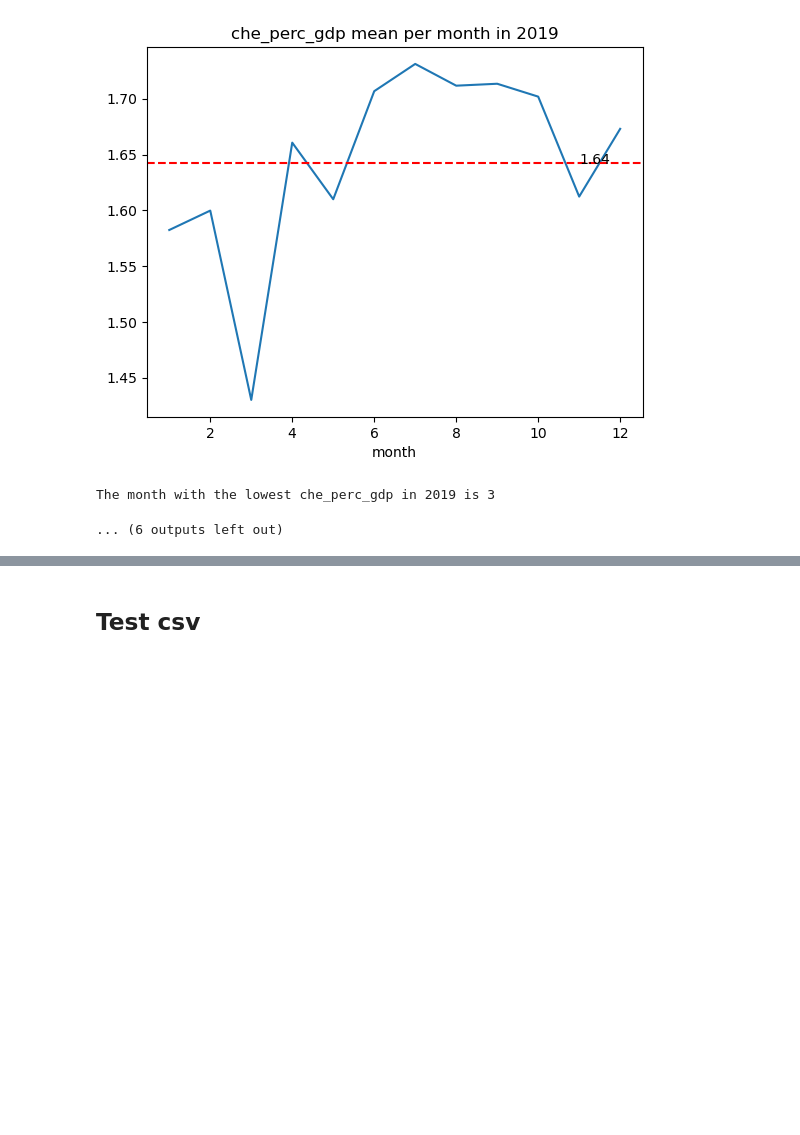
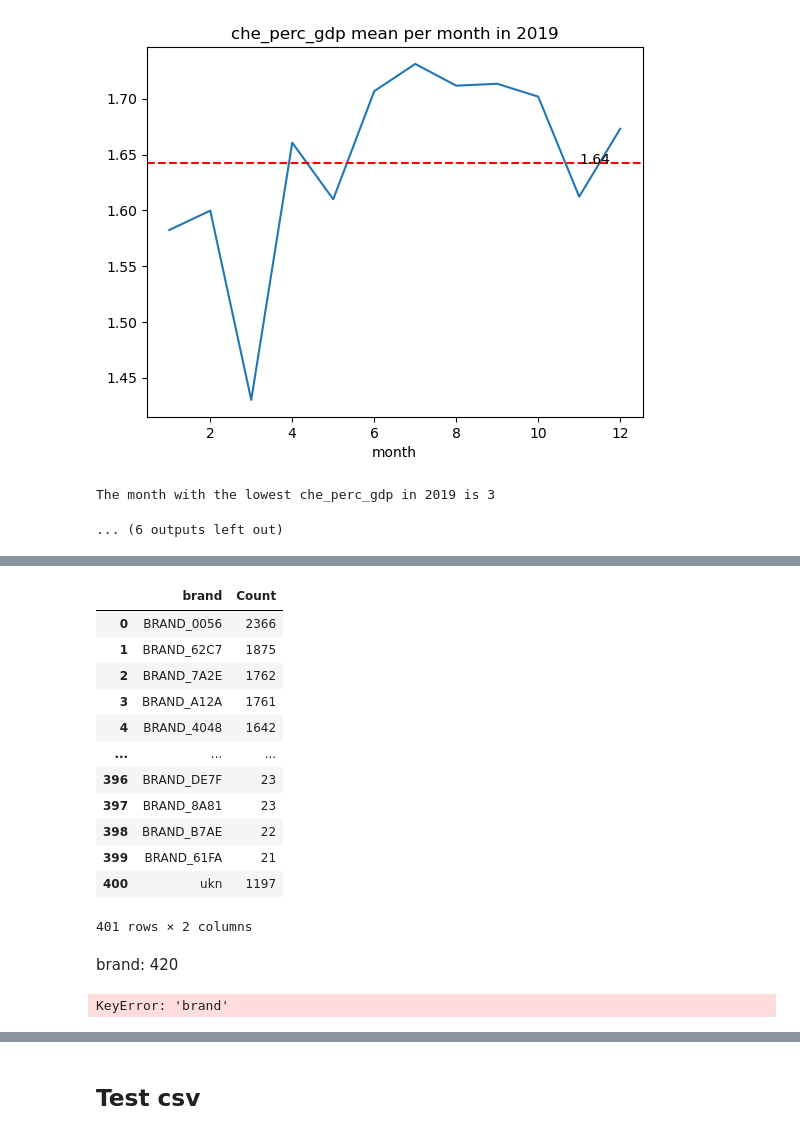
Before and after one commit to Mataas18/Datathon_Team20, a Jupyter notebook: Analysis.ipynb, the cells around one changed output, grey strips where cells are left out. Cells and saved outputs as stored; diff of their text form; code cells hidden in the pictures; blank space fills up the shorter version.

```diff
--- a/Analysis.ipynb
+++ b/Analysis.ipynb
@@ -218,0 +268,30 @@ The month with the lowest che_perc_gdp in 2019 is 3
+# %%
+brand_filtred
+# %% [output]
+|  | brand | Count |
+| 0 | BRAND_0056 | 2366 |
+| 1 | BRAND_62C7 | 1875 |
+| 2 | BRAND_7A2E | 1762 |
+| 3 | BRAND_A12A | 1761 |
+| 4 | BRAND_4048 | 1642 |
+| ... | ... | ... |
+| 396 | BRAND_DE7F | 23 |
+| 397 | BRAND_8A81 | 23 |
+| 398 | BRAND_B7AE | 22 |
+| 399 | BRAND_61FA | 21 |
+| 400 | ukn | 1197 |
+401 rows × 2 columns
+# %% [markdown]
+brand: 420
+# %%
+column = 'corporation'
+brand_filtred = process_dataframe_by_frequency(df, column, 20)
+sorted_brands = brand_filtred.sort_values(by='Count', ascending=False).reset_index()
+print(f"Position of the brand 'ukn': {list(sorted_brands[sorted_brands[column] == 'ukn'].index)[0] + 1} of {len(brand_filtred)}")
+# Print with bar plot
+plt.figure(figsize=(10, 6))
+sns.barplot(data=brand_filtred, x='Count', y=column)
+plt.title('Top 20 brands')
+plt.show()
+# %% [output]
+KeyError: 'brand'
```
Also changed, not shown: parts of 6 cells of this notebook, 4 other files.
